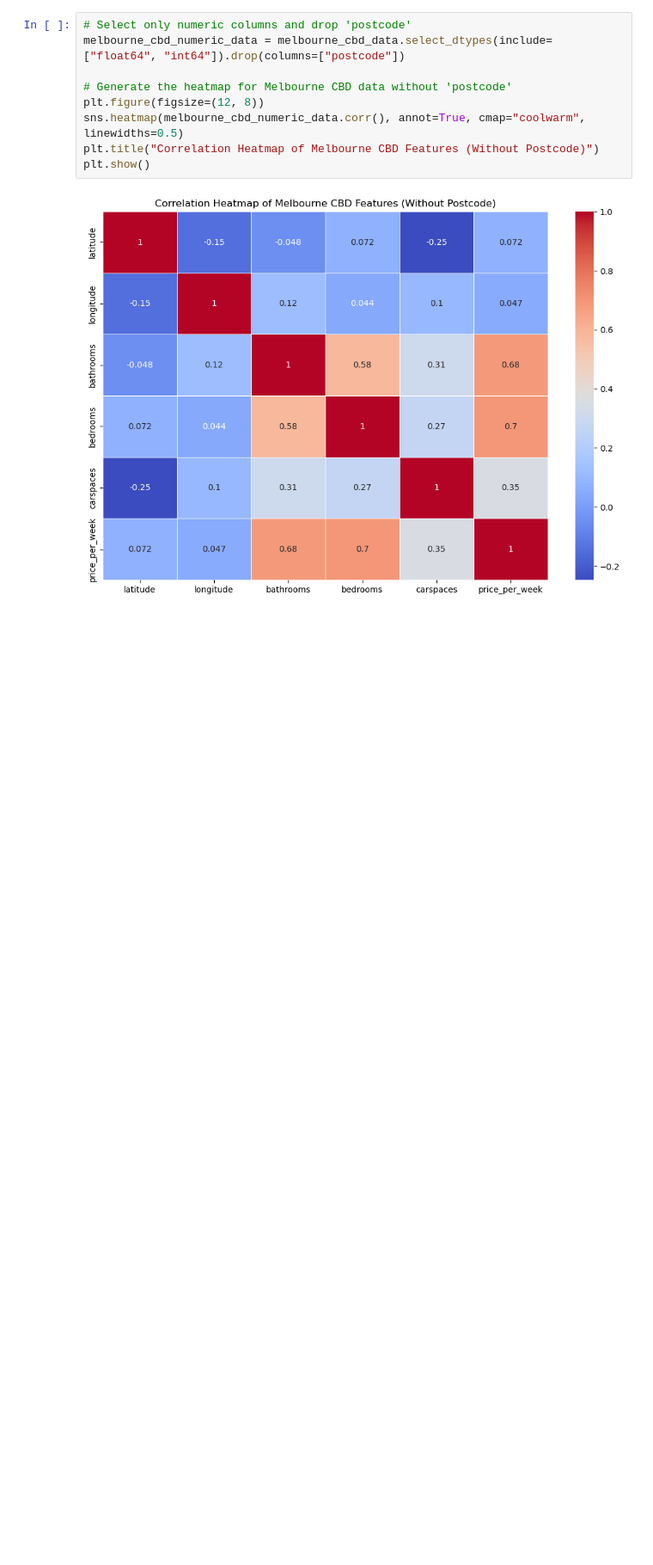
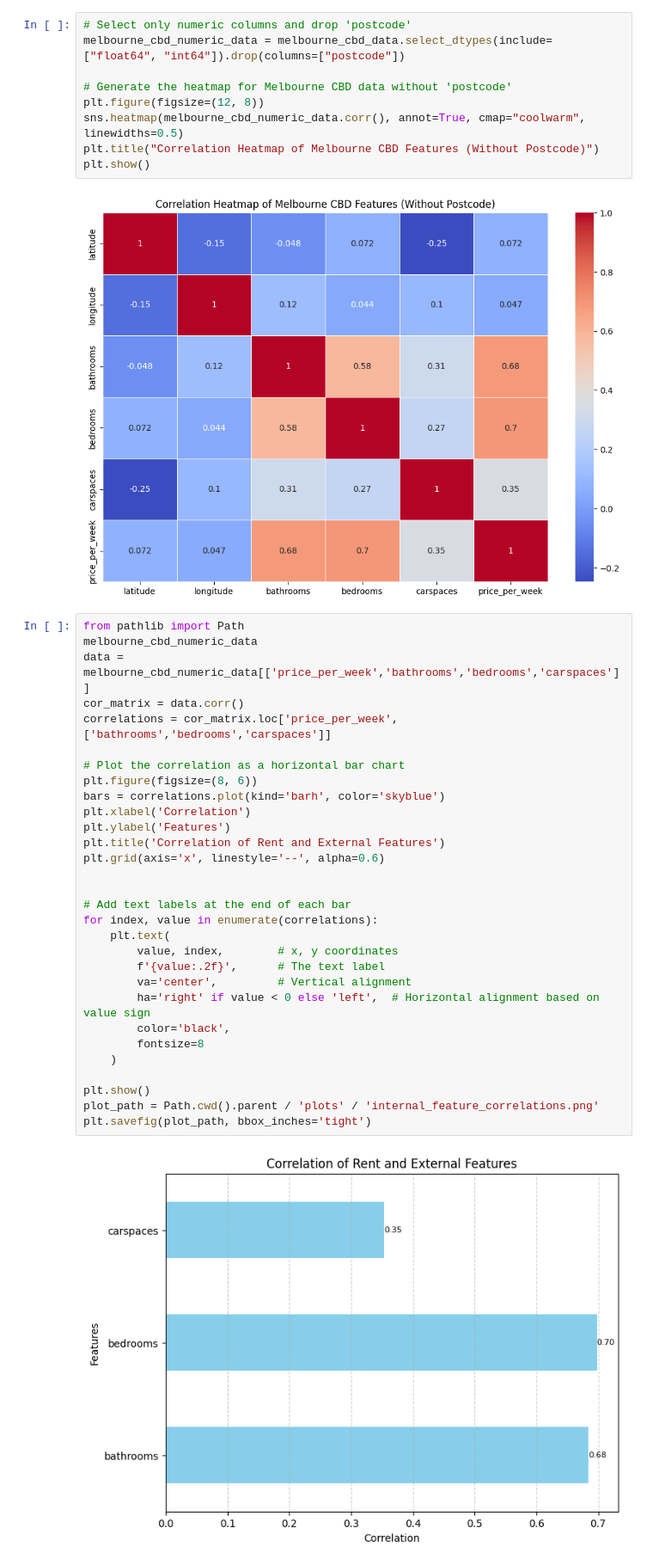
Before and after one commit to MAST30034-AppliedDataScience/project-2-group-real-estate-industry-project-7, a Jupyter notebook: notebooks/internal_features.ipynb, the cells around one changed output. Shown at 86% size. Saved outputs shown, nothing was run; the diff lists cells and outputs as text; blank space fills up the shorter version.

```diff
--- a/notebooks/internal_features.ipynb
+++ b/notebooks/internal_features.ipynb
@@ -207,3 +208,35 @@ plt.title("Correlation Heatmap of Melbourne CBD Features (Without Postcode)")
 plt.show()
 # %% [output]
 [figure]
+# %%
+from pathlib import Path
+melbourne_cbd_numeric_data
+data = melbourne_cbd_numeric_data[['price_per_week','bathrooms','bedrooms','carspaces']]
+cor_matrix = data.corr()
+correlations = cor_matrix.loc['price_per_week',['bathrooms','bedrooms','carspaces']]
+
+# Plot the correlation as a horizontal bar chart
+plt.figure(figsize=(8, 6))
+bars = correlations.plot(kind='barh', color='skyblue')
+plt.xlabel('Correlation')
+plt.ylabel('Features')
+plt.title('Correlation of Rent and External Features')
+plt.grid(axis='x', linestyle='--', alpha=0.6)
+
+
+# Add text labels at the end of each bar
+for index, value in enumerate(correlations):
+    plt.text(
+        value, index,        # x, y coordinates
+        f'{value:.2f}',      # The text label
+        va='center',         # Vertical alignment
+        ha='right' if value < 0 else 'left',  # Horizontal alignment based on value sign
+        color='black',
+        fontsize=8
+    )
+
+plt.show()
+plot_path = Path.cwd().parent / 'plots' / 'internal_feature_correlations.png'
+plt.savefig(plot_path, bbox_inches='tight')
+# %% [output]
+[figure, added]
```
Also changed, not shown: parts of 6 cells of this notebook, 3 other files.
